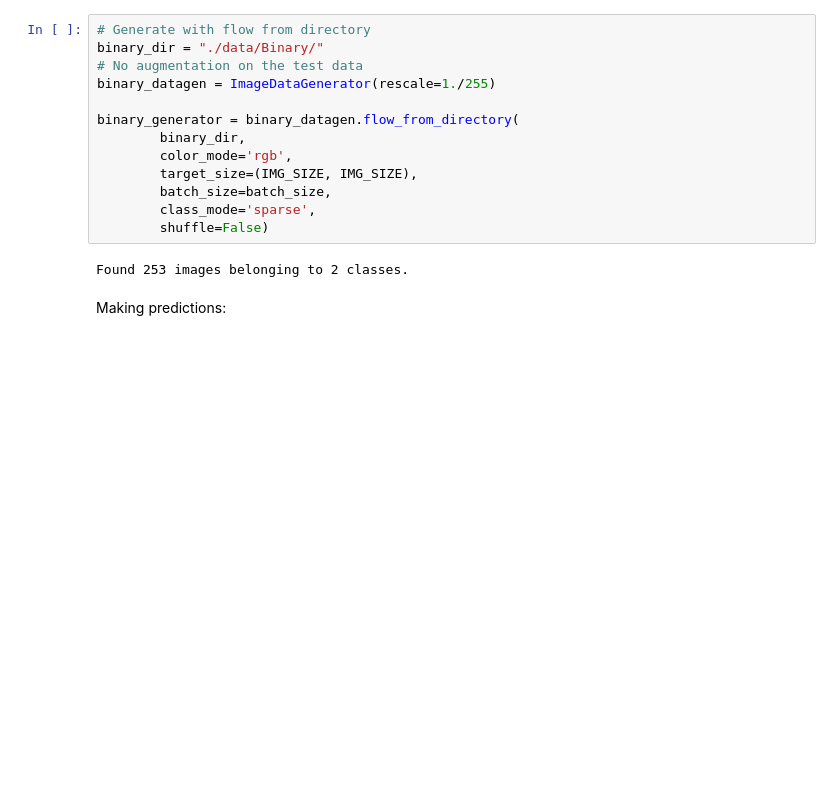
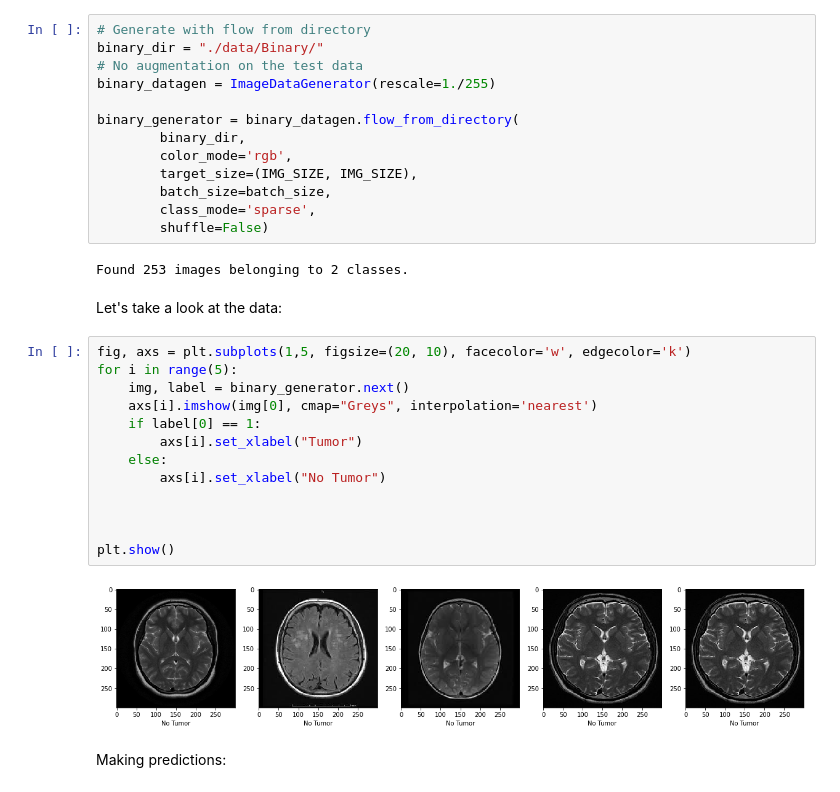
Before and after one commit to Felix-Blom/Brain-Tumor-Detection-Group-Project-DLIP, a Jupyter notebook: Brain Tumor Detection Notebook.ipynb, the cells around one changed output. Drawn from its saved outputs; the diff is of its cells as text; blank space fills up the shorter version.

Commit message:
more data

```diff
--- a/Brain Tumor Detection Notebook.ipynb
+++ b/Brain Tumor Detection Notebook.ipynb
@@ -262,6 +262,23 @@ binary_generator = binary_datagen.flow_from_directory(
         shuffle=False)
 # %% [output]
 Found 253 images belonging to 2 classes.
+# %% [markdown]
+Let's take a look at the data:
+# %%
+fig, axs = plt.subplots(1,5, figsize=(20, 10), facecolor='w', edgecolor='k')
+for i in range(5):
+    img, label = binary_generator.next()
+    axs[i].imshow(img[0], cmap="Greys", interpolation='nearest')
+    if label[0] == 1:
+        axs[i].set_xlabel("Tumor")
+    else:
+        axs[i].set_xlabel("No Tumor")
+
+
+
+plt.show()
+# %% [output]
+[figure, added]
 # %% [markdown]
 Making predictions:
 # %%
```
Also changed, not shown: parts of 14 cells of this notebook.
